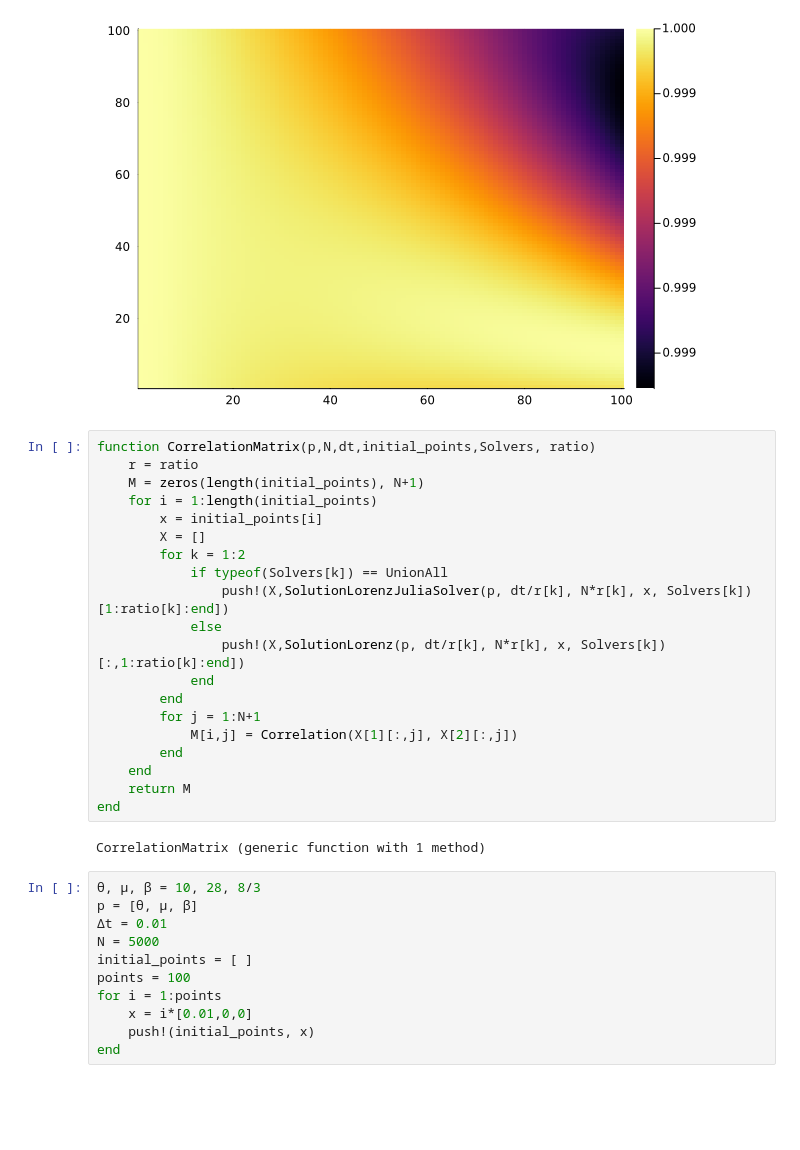
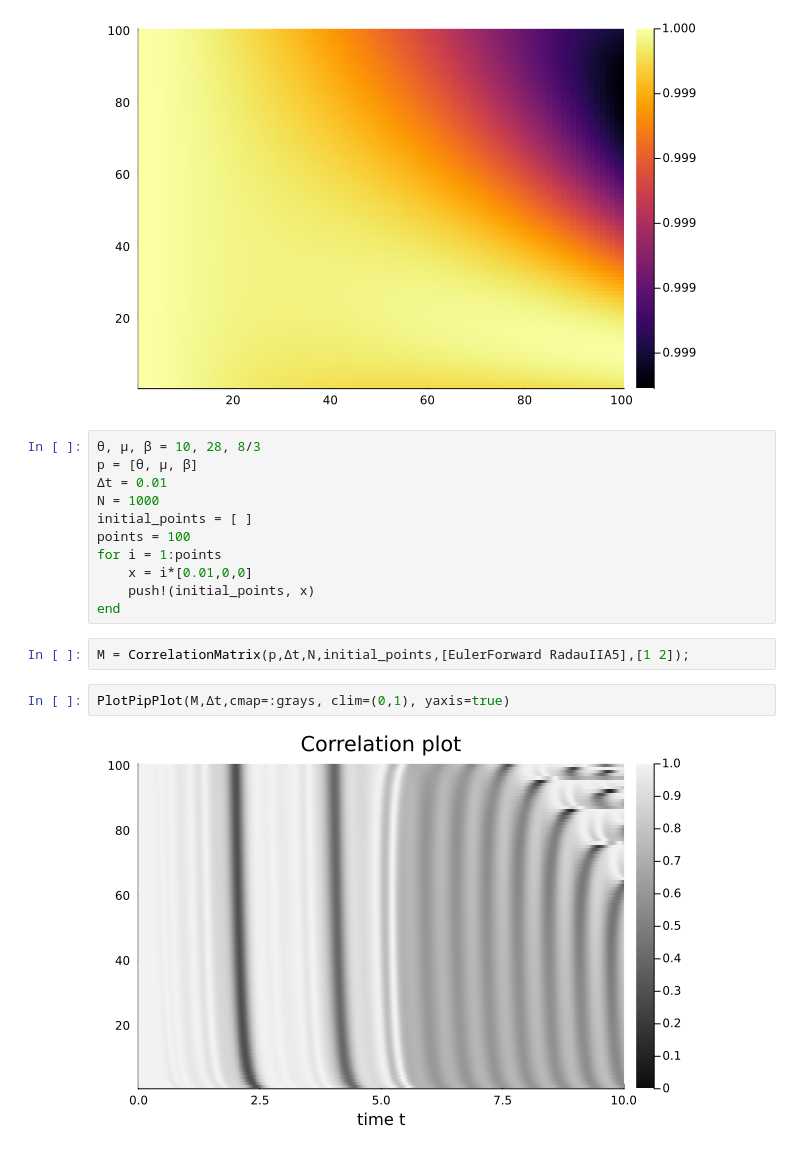
Before and after one commit to eiralarsson/Lorentz-System-Degree-Project, a Jupyter notebook: Numerical-Solvers/VilmerOnAMission.ipynb, the cells around one changed output. Drawn from its saved outputs; the diff is of its cells as text; blank space fills up the shorter version.

```diff
--- a/Numerical-Solvers/VilmerOnAMission.ipynb
+++ b/Numerical-Solvers/VilmerOnAMission.ipynb
@@ -36,36 +37,20 @@ end
 heatmap(M)
 # %% [output]
 [figure]
-# %%
-function CorrelationMatrix(p,N,dt,initial_points,Solvers, ratio)
-    r = ratio
-    M = zeros(length(initial_points), N+1)
-    for i = 1:length(initial_points)
-        x = initial_points[i]
-        X = []
-        for k = 1:2
-            if typeof(Solvers[k]) == UnionAll
-                push!(X,SolutionLorenzJuliaSolver(p, dt/r[k], N*r[k], x, Solvers[k])[1:ratio[k]:end])
-            else
-                push!(X,SolutionLorenz(p, dt/r[k], N*r[k], x, Solvers[k])[:,1:ratio[k]:end])
-            end
-        end
-        for j = 1:N+1
-            M[i,j] = Correlation(X[1][:,j], X[2][:,j])
-        end
-    end
-    return M
-end
-# %% [output]
-CorrelationMatrix (generic function with 1 method)
 # %%
 θ, μ, β = 10, 28, 8/3
 p = [θ, μ, β]
 Δt = 0.01
-N = 5000
+N = 1000
 initial_points = [ ]
 points = 100
 for i = 1:points
     x = i*[0.01,0,0]
     push!(initial_points, x)
 end
+# %%
+M = CorrelationMatrix(p,Δt,N,initial_points,[EulerForward RadauIIA5],[1 2]);
+# %%
+PlotPipPlot(M,Δt,cmap=:grays, clim=(0,1), yaxis=true)
+# %% [output]
+[figure, added]
```
Also changed, not shown: parts of 6 cells of this notebook, 3 other files.
